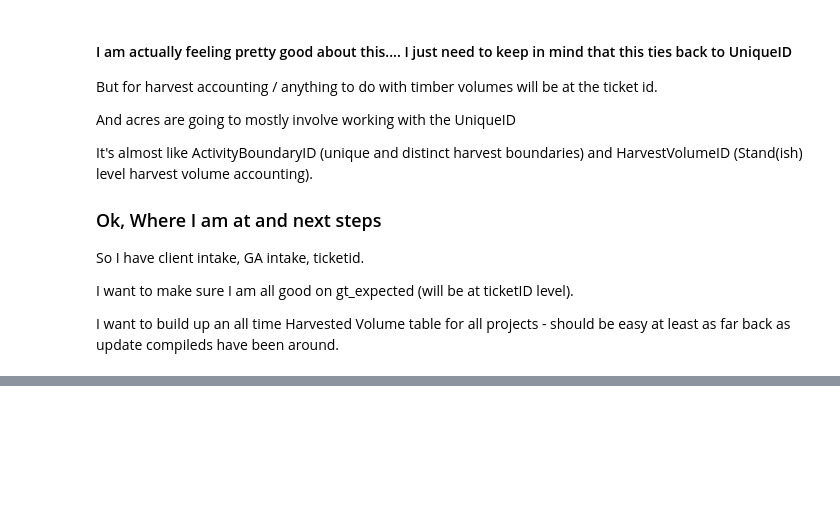
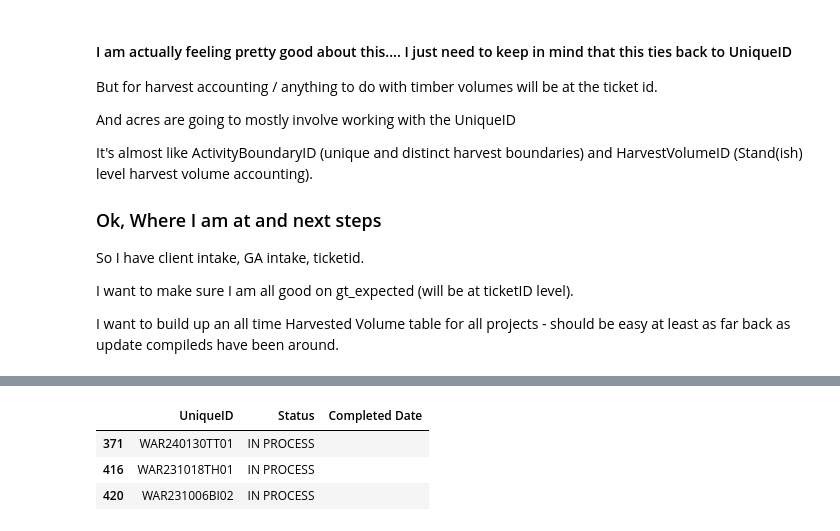
Before and after one commit to BilyBrown/sqlite3-tutorial, a Jupyter notebook: create_war_tables.ipynb, the cells around one changed output, grey strips where cells are left out. Drawn from its saved outputs; the diff is of its cells as text; code cells hidden in the pictures; blank space fills up the shorter version.

```diff
--- a/create_war_tables.ipynb
+++ b/create_war_tables.ipynb
@@ -763,0 +785,8 @@ I want to build up an all time Harvested Volume table for all projects - should
+# %%
+# Time to see which ticketids in the compiled file are not in my new list due to the new naming convention
+# Some of these are not going to be in there because there wasn't harvesting.
+rp8_compiled_ticketids = rp8_compiled['TicketID'].unique().tolist()
+new_tcs_ticketids = rp8_new_tcs_intake['TicketID'].unique().tolist()
+
+potential_missing = [item for item in new_tcs_ticketids if item not in rp8_compiled_ticketids]
+potential_missing
@@ -763,0 +811,7 @@ I want to build up an all time Harvested Volume table for all projects - should
+# %%
+status_df[(status_df['UniqueID'].isin(potential_missing)) & (status_df['Status'] == 'IN PROCESS')]
+# %% [output]
+|  | UniqueID | Status | Completed Date |
+| 371 | WAR240130TT01 | IN PROCESS |  |
+| 416 | WAR231018TH01 | IN PROCESS |  |
+| 420 | WAR231006BI02 | IN PROCESS |  |
```
Also changed, not shown: parts of 6 cells of this notebook.
